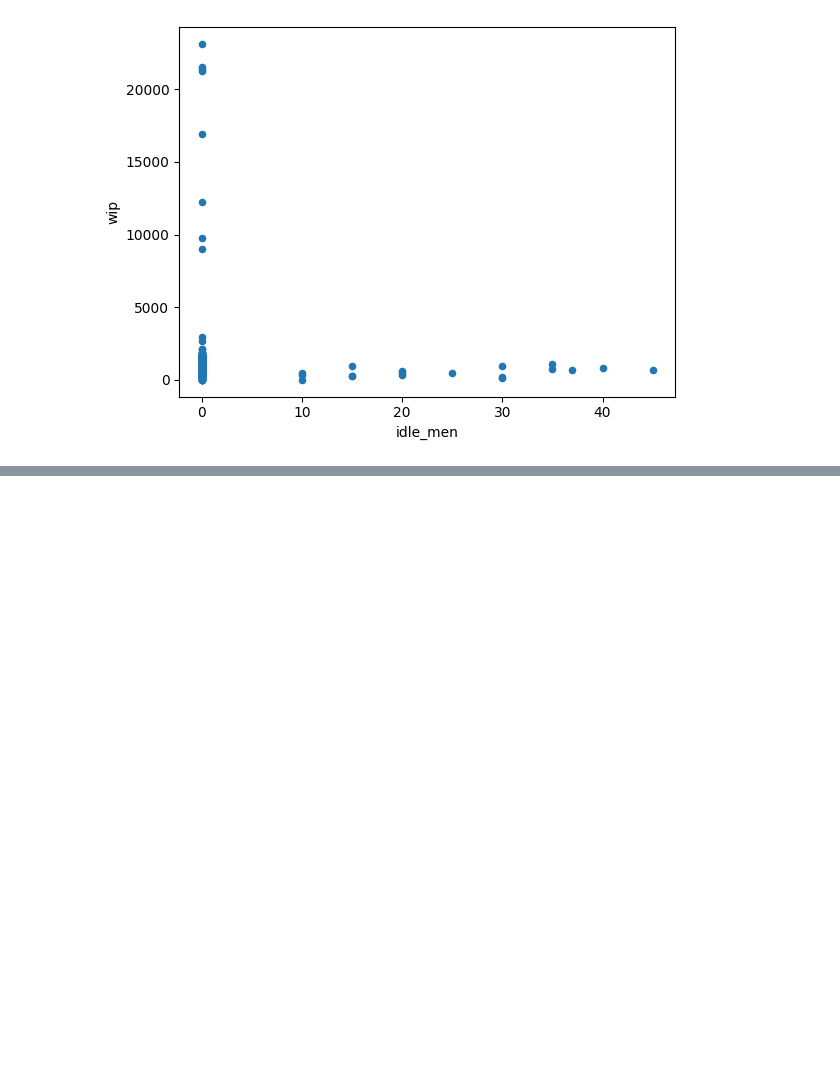
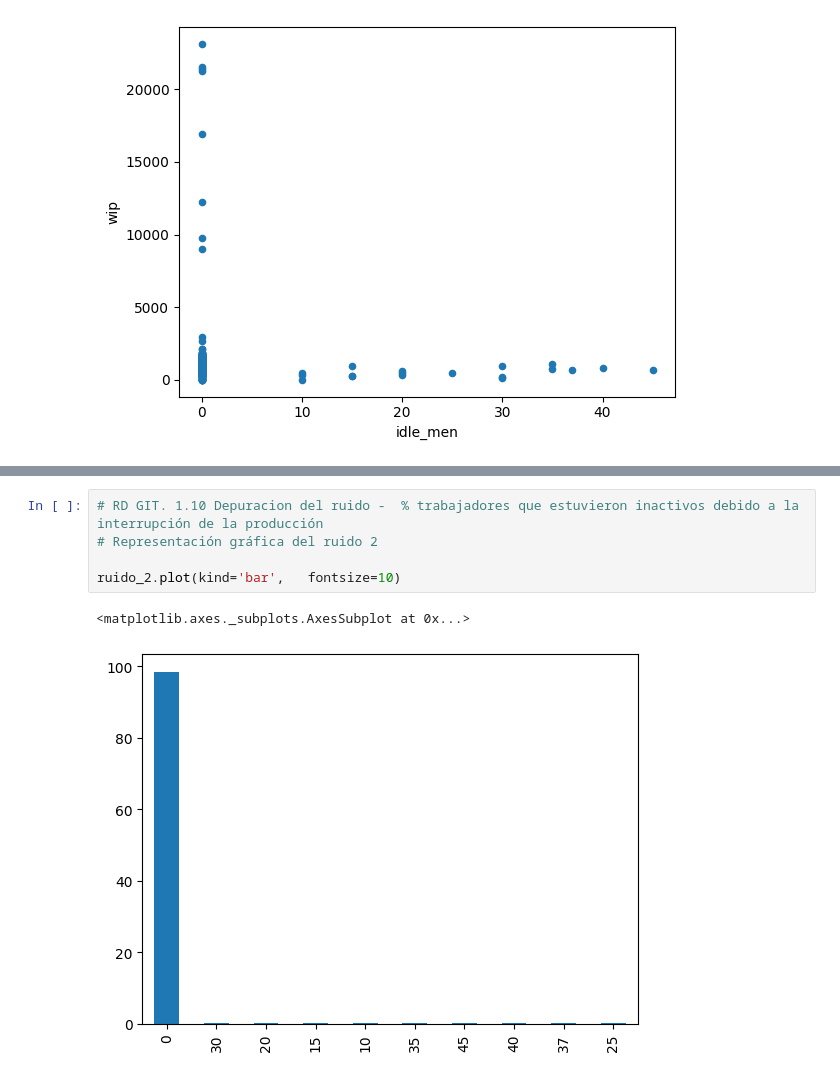
Before and after one commit to darwinpadilla/Grupo_Productivity_Prediction, a Jupyter notebook: Grupo_Productivity_Prediction.ipynb, the cells around one changed output, grey strips where cells are left out. Saved outputs shown, nothing was run; the diff lists cells and outputs as text; blank space fills up the shorter version.

```diff
--- a/Grupo_Productivity_Prediction.ipynb
+++ b/Grupo_Productivity_Prediction.ipynb
@@ -1891,0 +1937,8 @@ dfR14.plot.scatter(x="idle_men", y="wip", alpha=1)
+# %%
+# RD GIT. 1.10 Depuracion del ruido -  % trabajadores que estuvieron inactivos debido a la interrupción de la producción
+# Representación gráfica del ruido 2
+
+ruido_2.plot(kind='bar',   fontsize=10)
+# %% [output]
+<matplotlib.axes._subplots.AxesSubplot at 0x...>
+[figure, added]
```
Also changed, not shown: parts of 5 cells of this notebook.
